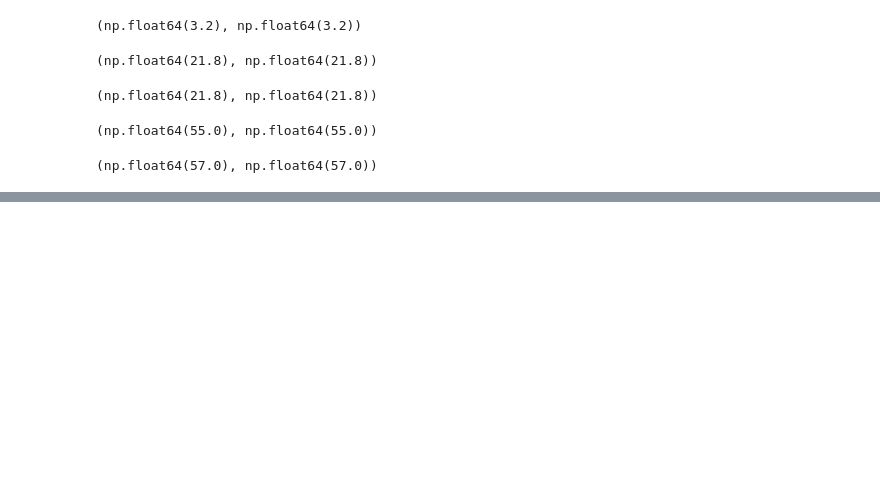
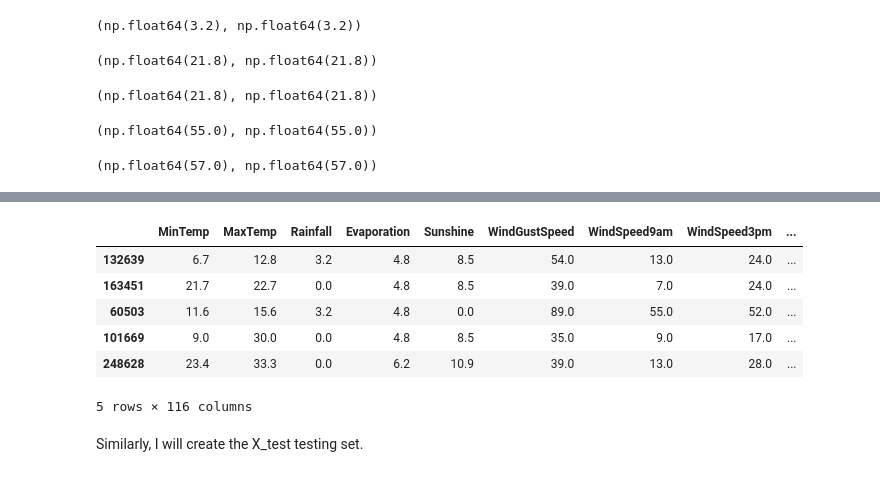
Before and after one commit to aliowx/machine_learning-, a Jupyter notebook: models/supervisor learning/Logistic_Regression.ipynb, the cells around one changed output, grey strips where cells are left out. Cells and saved outputs as stored; diff of their text form; code cells hidden in the pictures; blank space fills up the shorter version.

```diff
--- a/models/supervisor learning/Logistic_Regression.ipynb
+++ b/models/supervisor learning/Logistic_Regression.ipynb
@@ -640,0 +700,24 @@ X_train[numerical].describe()
+# %%
+
+
+X_train = pd.concat([X_train[numerical], X_train[['RainToday_0', 'RainToday_1']],
+			pd.get_dummies(X_train.Location),
+			pd.get_dummies(X_train.WindGustDir),
+			pd.get_dummies(X_train.WindDir9am),
+			pd.get_dummies(X_train.WindDir3pm)], axis=1
+
+)
+# %%
+X_train.head()
+# %% [output]
+|  | MinTemp | MaxTemp | Rainfall | Evaporation | Sunshine | WindGustSpeed | WindSpeed9am | WindSpeed3pm | ... |
+| 132639 | 6.7 | 12.8 | 3.2 | 4.8 | 8.5 | 54.0 | 13.0 | 24.0 | ... |
+| 163451 | 21.7 | 22.7 | 0.0 | 4.8 | 8.5 | 39.0 | 7.0 | 24.0 | ... |
+| 60503 | 11.6 | 15.6 | 3.2 | 4.8 | 0.0 | 89.0 | 55.0 | 52.0 | ... |
+| 101669 | 9.0 | 30.0 | 0.0 | 4.8 | 8.5 | 35.0 | 9.0 | 17.0 | ... |
+| 248628 | 23.4 | 33.3 | 0.0 | 6.2 | 10.9 | 39.0 | 13.0 | 28.0 | ... |
+5 rows × 116 columns
+# %% [markdown]
+
+
+Similarly, I will create the X_test testing set.
```
Also changed, not shown: parts of 10 cells of this notebook.
